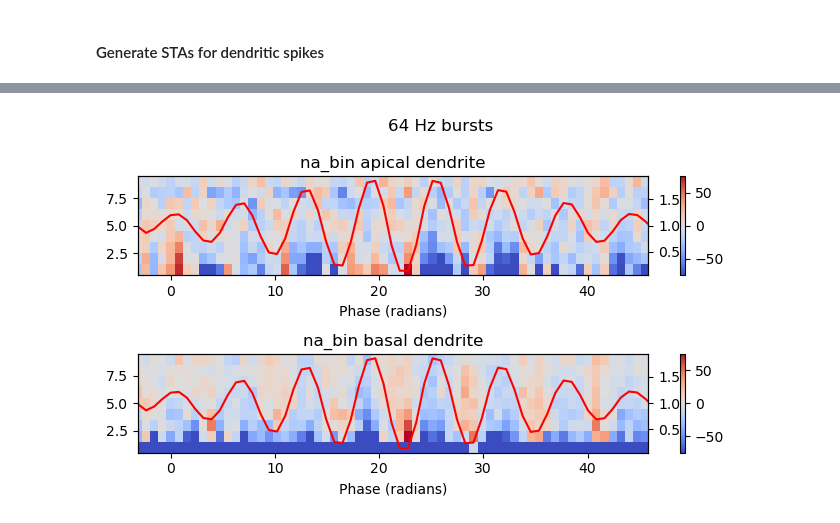
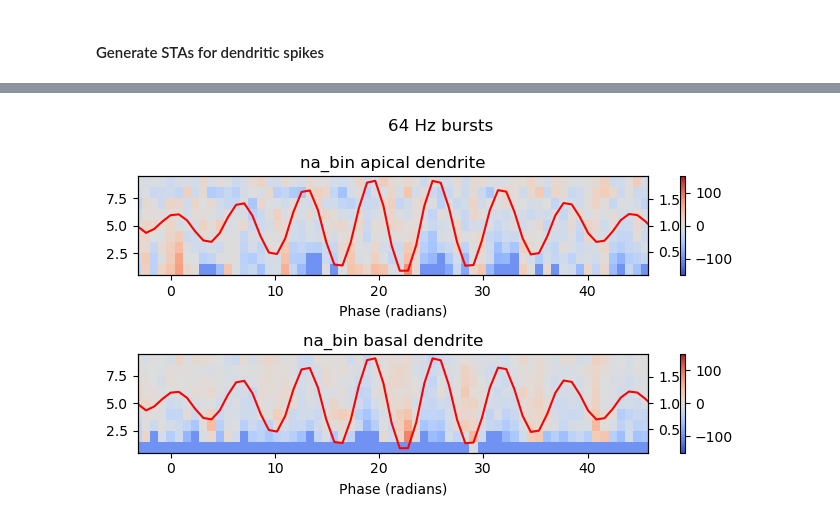
Before and after one commit to dbheadley/InhibOnDendComp, a Jupyter notebook: scripts/DendSpike_OscBursts.ipynb, the cells around one changed output, grey strips where cells are left out. Cells and saved outputs as stored; diff of their text form; code cells hidden in the pictures.

```diff
--- a/scripts/DendSpike_OscBursts.ipynb
+++ b/scripts/DendSpike_OscBursts.ipynb
@@ -68,0 +87,30 @@ sim_df['NaFile'] = sim_df.apply(lambda x: os.path.join(x['RootDir'], x['SimDir']
+# %%
+t_win_64 = np.array([0,1000]).astype(int) + int(19*1000)
+t_win_16 = np.array([0,1000]).astype(int) + int(17*1000)
+t_inds_64 = np.arange(*t_win_64*samps_per_ms)
+t_inds_16 = np.arange(*t_win_16*samps_per_ms)
+
+t_pts_64 = t_inds_64/samps_per_ms
+t_pts_16 = t_inds_16/samps_per_ms
+
+fig, ax = plt.subplots(1,2,figsize=(12, 4), sharey=True)
+ax[0].plot(t_pts_64, v_data_64_soma[t_inds_64]+140)
+ax[0].plot(t_pts_64, v_data_64_apic[t_inds_64]+80)
+ax[0].plot(t_pts_64, v_data_64_dend[t_inds_64])
+ax[0].set_ylabel('Membrane Potential (mV)')
+ax[0].set_xlabel('Time (ms)')
+ax[0].set_title('64 Hz Burst')
+ax0_2 = ax[0].twinx()
+ax0_2.plot(np.arange(*t_win_64), burst_64_mod[np.arange(*t_win_64)], color='k', alpha=.5)
+ax[1].plot(t_pts_16, v_data_16_soma[t_inds_16]+140)
+ax[1].plot(t_pts_16, v_data_16_apic[t_inds_16]+80)
+ax[1].plot(t_pts_16, v_data_16_dend[t_inds_16])
+ax[1].set_xlabel('Time (ms)')
+ax[1].set_title('16 Hz Burst')
+
+ax1_2 = ax[1].twinx()
+ax1_2.plot(np.arange(*t_win_16), burst_16_mod[np.arange(*t_win_16)], color='k', alpha=.5)
+
+fig.tight_layout()
+
+plt.savefig('..\\figures\\DendSpike_OscBursts_ExampleTraces.pdf')
@@ -81,8 +131,13 @@ for sim_name, sim_dict in sim_df.iterrows():
     h_mod = ss.hilbert(burst_mod-np.mean(burst_mod))
     h_mod_amp = np.abs(h_mod)
     h_mod_phase = np.angle(h_mod)
-    amp_peaks = ss.find_peaks(h_mod_amp, distance=200, height=0.5)[0]
-    osc_troughs = ss.find_peaks(-h_mod_phase, distance=10)[0]
+
+    if sim_name == 'burst_64hz_prox':
+        amp_peaks = ss.find_peaks(h_mod_amp, distance=200, height=0.5)[0]
+        osc_troughs = ss.find_peaks(-h_mod_phase, distance=10)[0]
+    elif sim_name == 'burst_16hz_dist':
+        amp_peaks = ss.find_peaks(h_mod_amp, distance=500, height=0.5)[0]
+        osc_troughs = ss.find_peaks(-h_mod_phase, distance=50)[0]
 
     # create a series of the unwrapped phase of the modulatory trace, with NaNs for non-bursting periods
     burst_ph_ser = np.ones(burst_mod.size)*np.nan
@@ -189,9 +250,11 @@ fig.tight_layout()
 # %%
-fig, _ = plot_dendevt_ph(lag_sta[0], evt='na_bin', vmin=-75, vmax=75)
+fig, _ = plot_dendevt_ph(lag_sta[0], evt='na_bin', vmin=-150, vmax=150)
 fig.suptitle('64 Hz bursts')
 fig.tight_layout()
+
+plt.savefig('..\\figures\\DendSpike_OscBursts_Burst_Na_64Hz.pdf')
 # %% [output]
-[figure, old version]
+[figure, new version]
 # %%
 fig, _ = plot_dendevt_ph(lag_sta[1], evt='na_bin', vmin=-150, vmax=150)
 fig.suptitle('16 Hz bursts')
```
Also changed, not shown: parts of 10 cells of this notebook, 3 other files.
